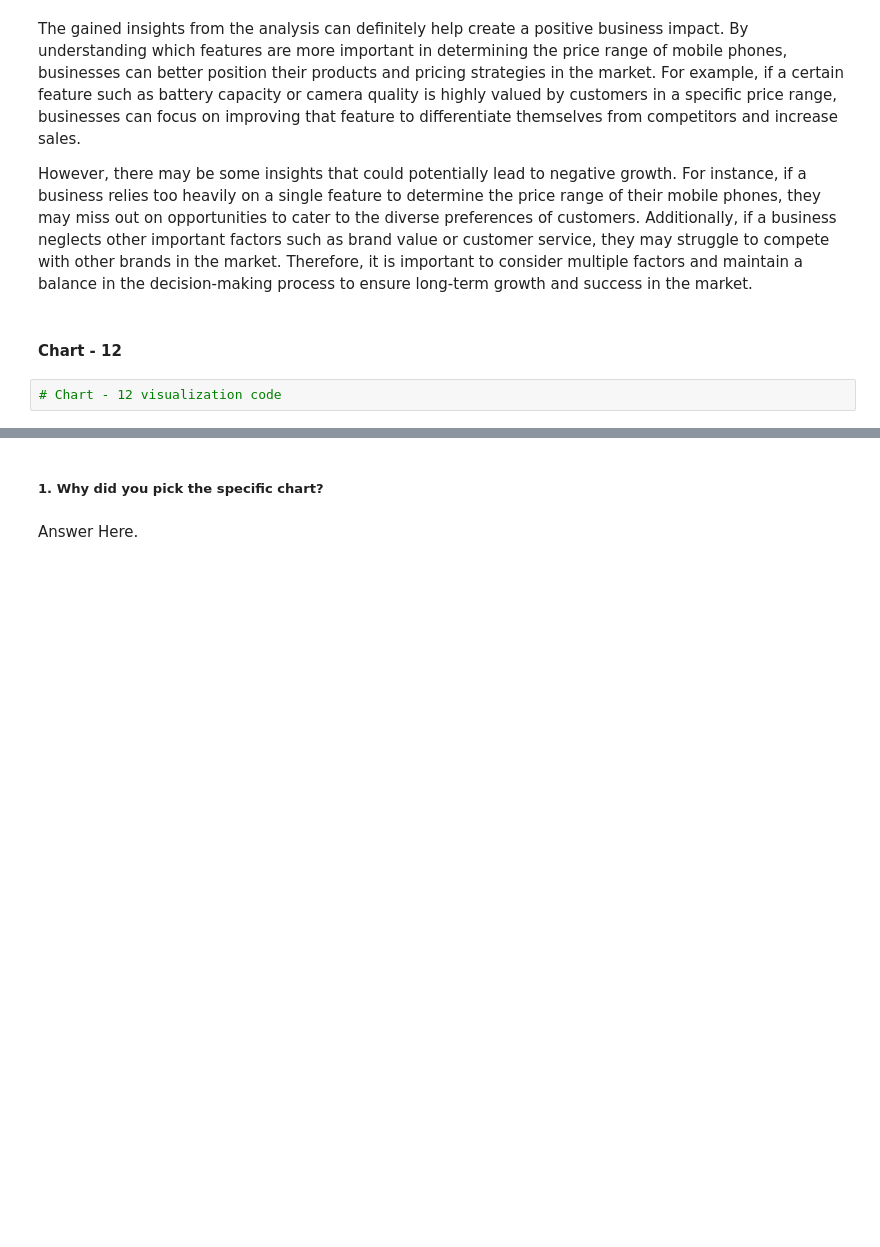
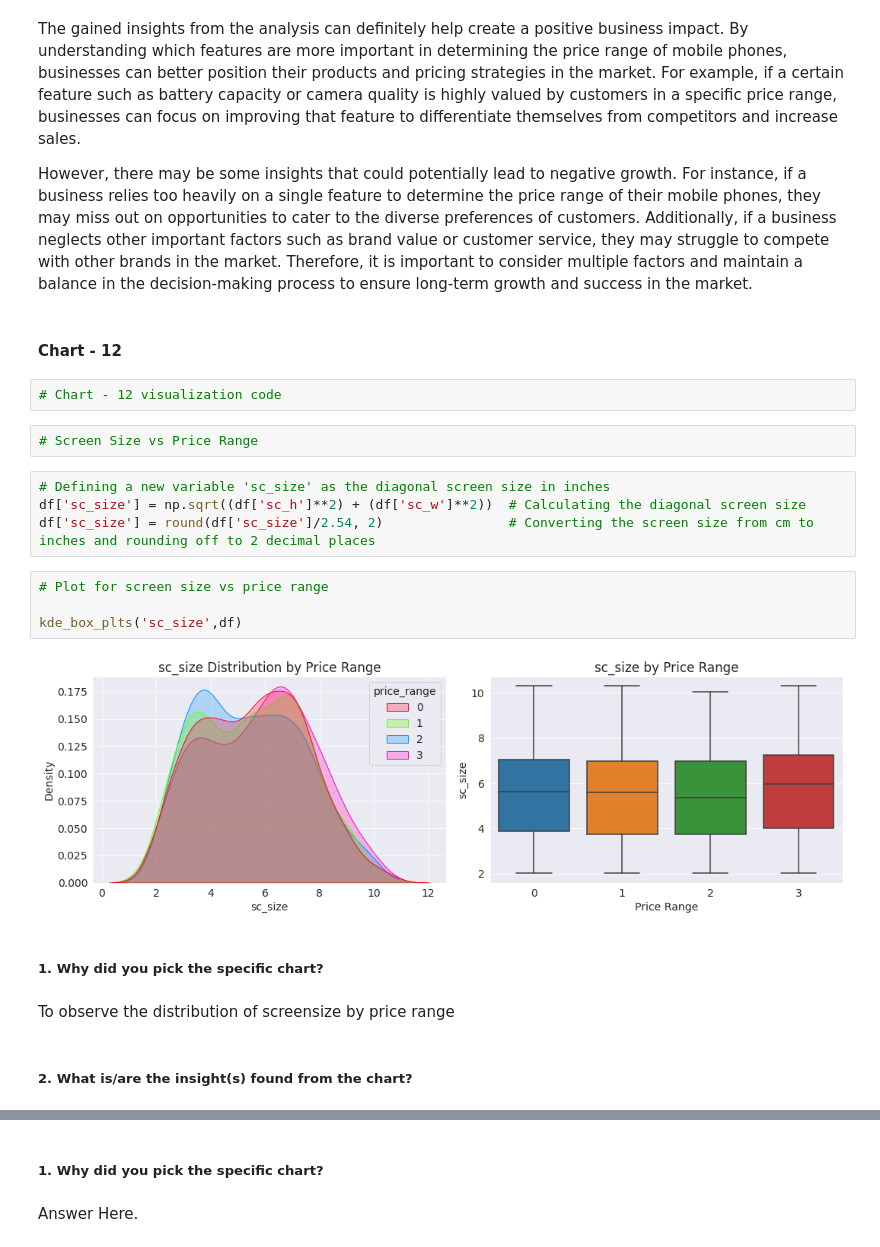
Before and after one commit to rajathAgalkote/MobilePriceRangePrediction_ML_classifier, a Jupyter notebook: Rajathadri_ML_Classifier_MobilePriceRangePrediction.ipynb, the cells around one changed output, grey strips where cells are left out. Saved outputs shown, nothing was run; the diff lists cells and outputs as text; blank space fills up the shorter version.

```diff
--- a/Rajathadri_ML_Classifier_MobilePriceRangePrediction.ipynb
+++ b/Rajathadri_ML_Classifier_MobilePriceRangePrediction.ipynb
@@ -853,3 +853,21 @@ However, there may be some insights that could potentially lead to negative grow
 #### Chart - 12
 # %%
 # Chart - 12 visualization code
+# %%
+# Screen Size vs Price Range
+# %%
+# Defining a new variable 'sc_size' as the diagonal screen size in inches
+df['sc_size'] = np.sqrt((df['sc_h']**2) + (df['sc_w']**2))  # Calculating the diagonal screen size
+df['sc_size'] = round(df['sc_size']/2.54, 2)                # Converting the screen size from cm to inches and rounding off to 2 decimal places
+# %%
+# Plot for screen size vs price range
+
+kde_box_plts('sc_size',df)
+# %% [output]
+[figure, added]
+# %% [markdown]
+##### 1. Why did you pick the specific chart?
+# %% [markdown]
+To observe the distribution of screensize by price range
+# %% [markdown]
+##### 2. What is/are the insight(s) found from the chart?
```
Also changed, not shown: parts of 26 cells of this notebook.
